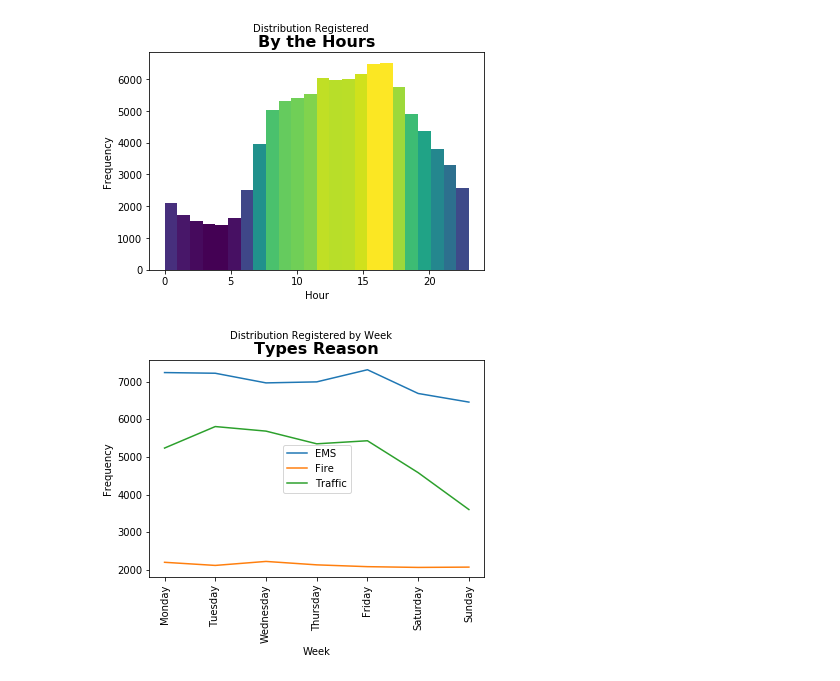
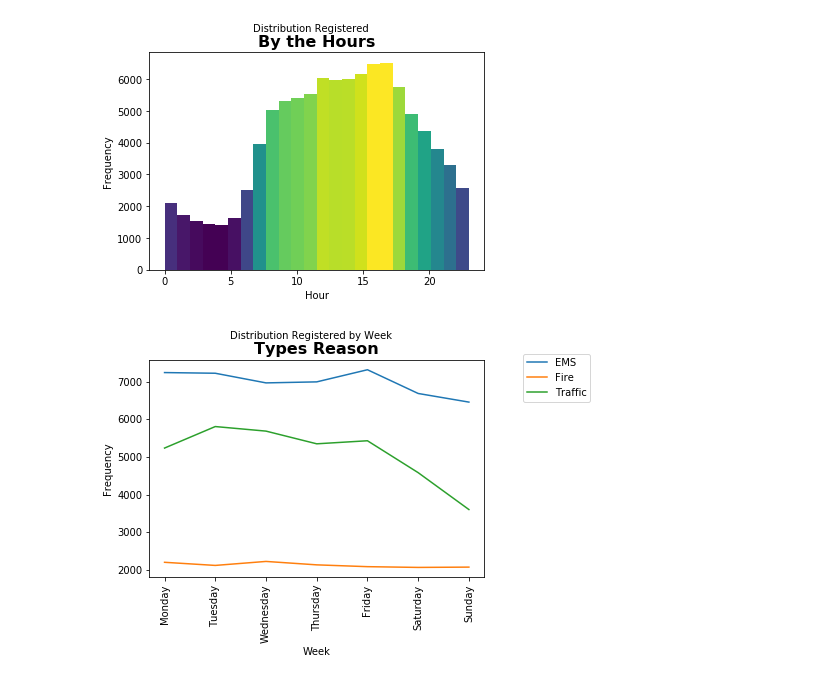
Before and after one commit to aabrantes/datascience, a Jupyter notebook: Trabalho_Apresentação.ipynb, the cells around one changed output. Saved outputs shown, nothing was run; the diff lists cells and outputs as text; code cells hidden in the pictures.

Commit message:
ajustado a legenda nos gráficos

```diff
--- a/Trabalho_Apresentação.ipynb
+++ b/Trabalho_Apresentação.ipynb
@@ -125,26 +126,27 @@ histogramColors(data = df['Hour'],
 # %%
 def plotLine(X, Y, Z, x_label, y_label, title, suptitle, row_labels):
     _, ax = plt.subplots()
 
     ax.plot(X, label="EMS")
     ax.plot(Y, label="Fire")
     ax.plot(Z, label="Traffic")
 
     ax.legend(loc='best')
+    ax.legend(bbox_to_anchor=(1.1, 1.05))
 
     ax.set_xlabel(x_label)
     ax.set_ylabel(y_label)
     ax.set_xticklabels(row_labels, rotation='vertical')
     ax.set_title(title, fontsize=16, fontweight='bold')
     plt.suptitle(suptitle, fontsize=10)
 
 plotLine(X = df[df['Type'] == 'EMS'].groupby(['Week']).size(),
          Y = df[df['Type'] == 'Fire'].groupby(['Week']).size(),
          Z = df[df['Type'] == 'Traffic'].groupby(['Week']).size(),
          x_label = "Week",
          y_label = 'Frequency',
          title = 'Types Reason',
          suptitle = 'Distribution Registered by Week',
          row_labels = ['','Monday','Tuesday','Wednesday','Thursday','Friday','Saturday','Sunday'])
 # %% [output]
-[figure, old version]
+[figure, new version]
```
Also changed, not shown: parts of 2 cells of this notebook.
